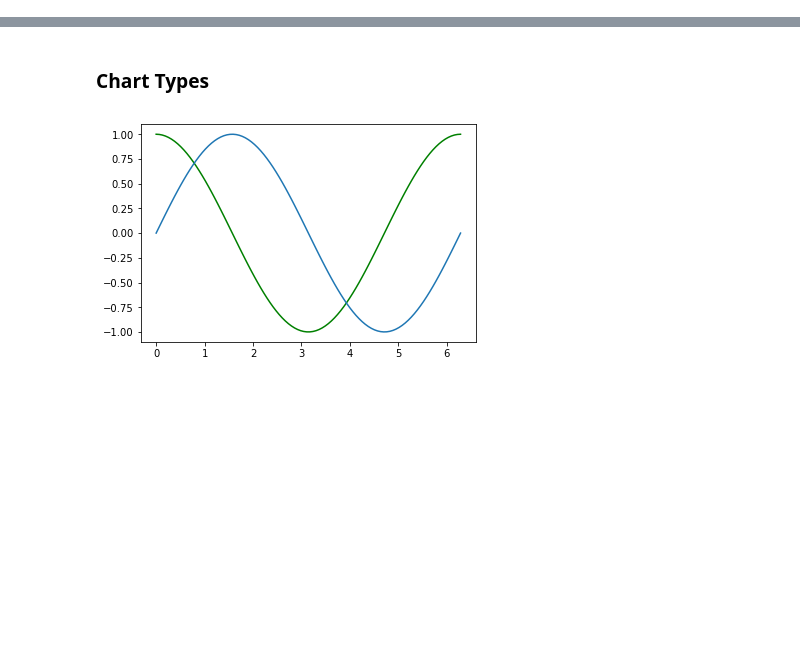
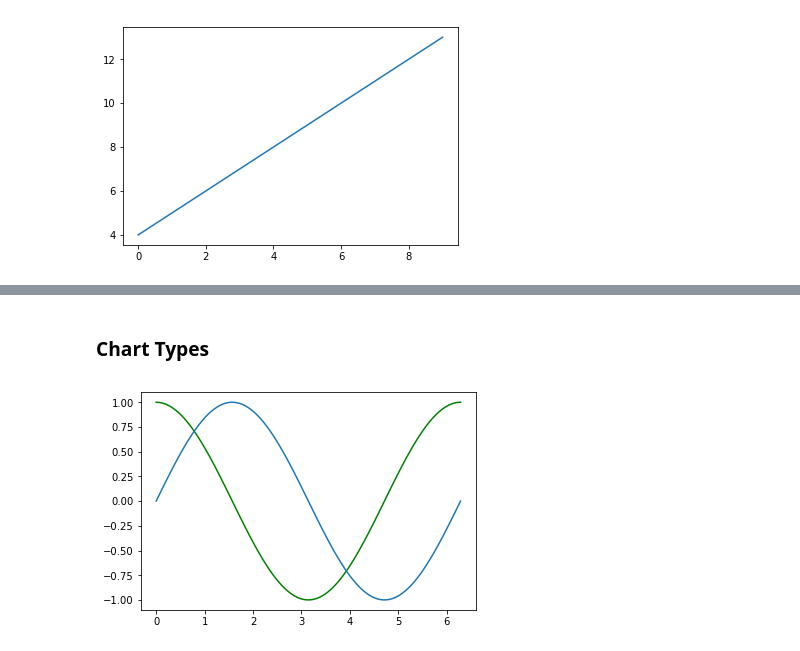
Before and after one commit to ssomuah/PyPlot, a Jupyter notebook: PyPlot.ipynb, the cells around one changed output, grey strips where cells are left out. Cells and saved outputs as stored; diff of their text form; code cells hidden in the pictures; blank space fills up the shorter version.

```diff
--- a/PyPlot.ipynb
+++ b/PyPlot.ipynb
@@ -20,6 +20,15 @@ y2 = np.cos(x **2 )
 # %%
 ### Docs
 #http://matplotlib.org/api/axes_api.html#axis-labels-title-and-legend
+
+#most basic plot
+x_vals=range(10)
+y_vals=np.array(range(10))+4
+
+plt.plot(x_vals,y_vals)
+plt.show()
+# %% [output]
+[figure, added]
 # %%
 
 #subplots
```
Also changed, not shown: parts of 5 cells of this notebook.
